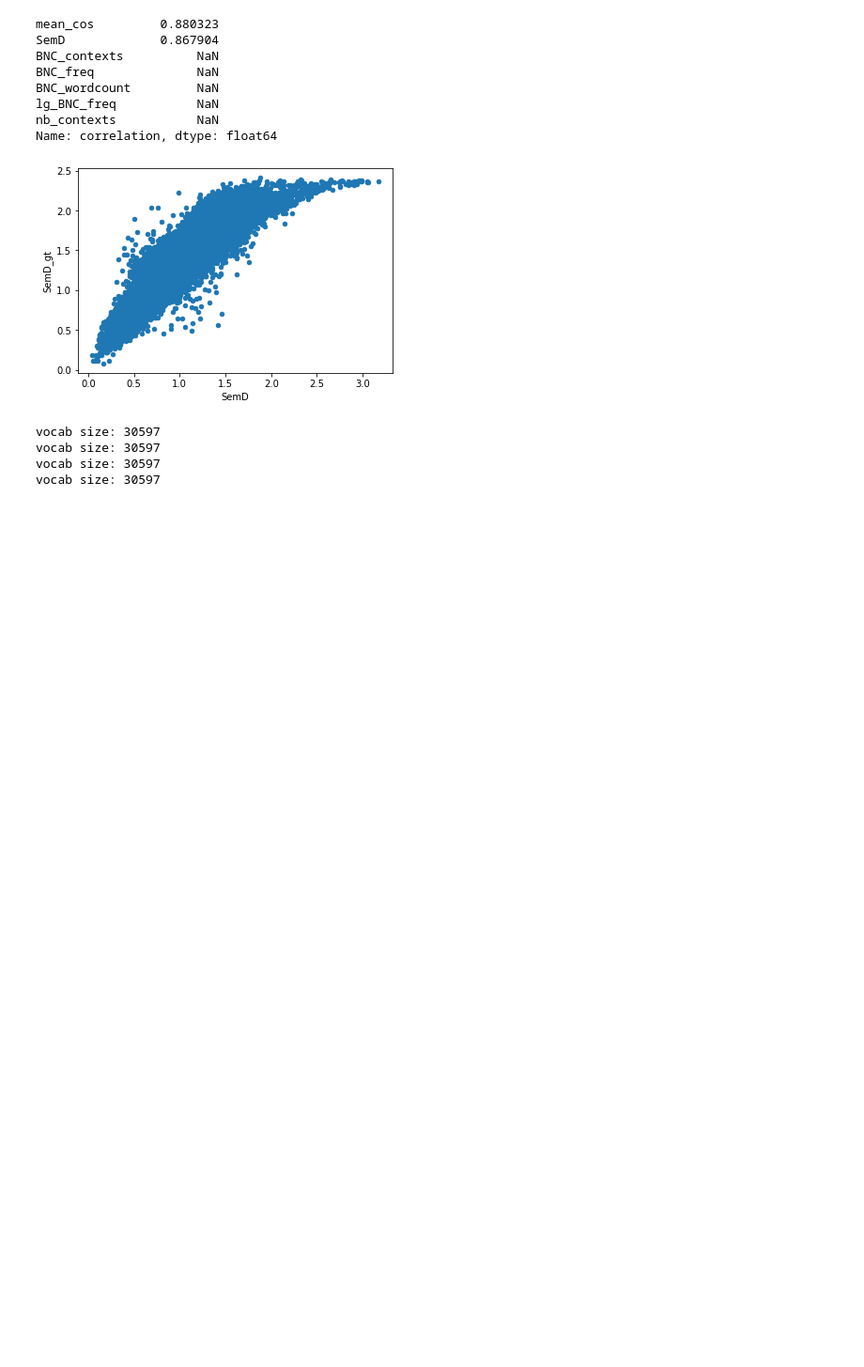
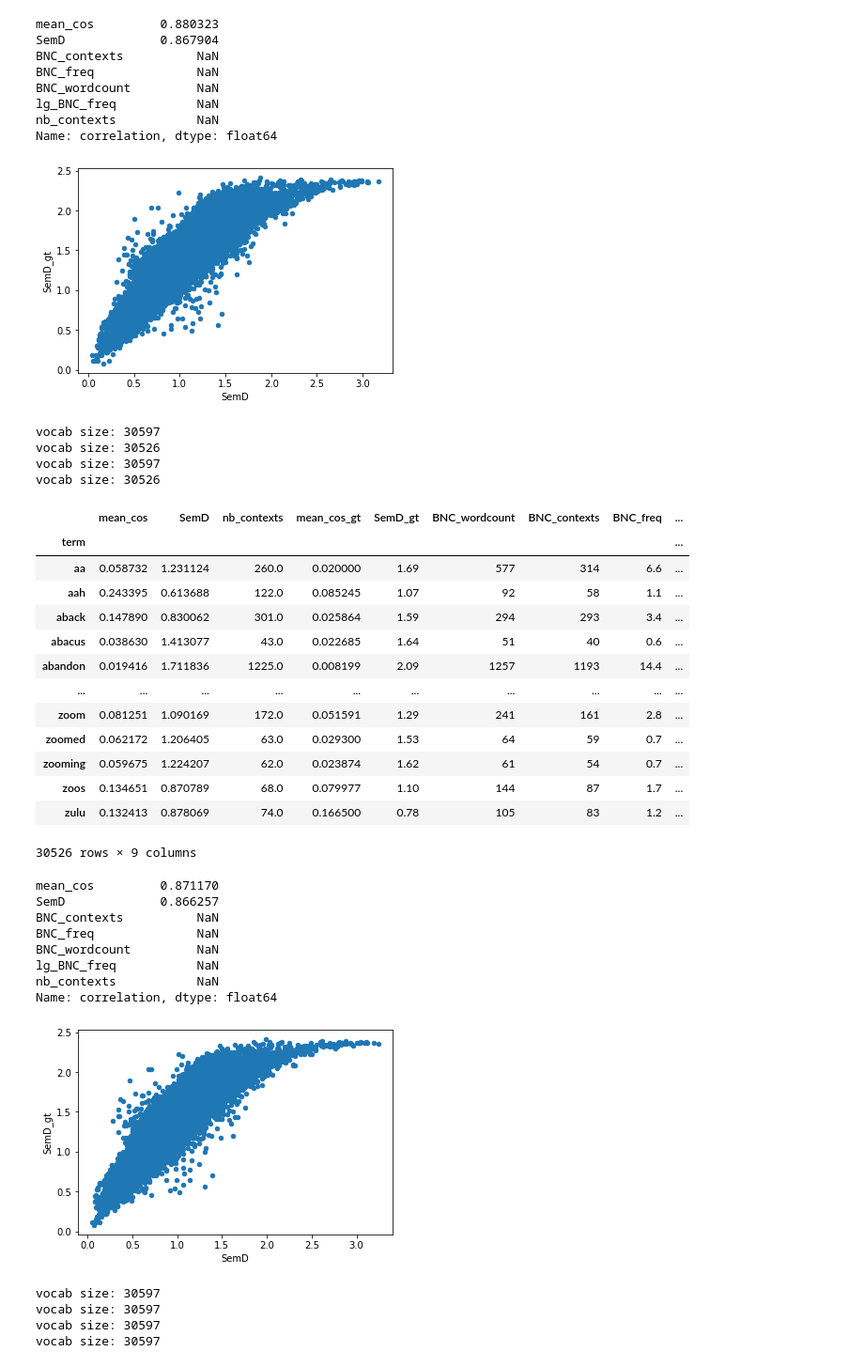
Before and after one commit to andifunke/semsim, a Jupyter notebook: notebooks/Compare_SemD_values.ipynb, the cells around one changed output. Shown: that part at 94% size. Drawn from its saved outputs; the diff is of its cells as text; code cells hidden in the pictures; blank space fills up the shorter version.

```diff
--- a/notebooks/Compare_SemD_values.ipynb
+++ b/notebooks/Compare_SemD_values.ipynb
@@ -731,6 +731,39 @@ lg_BNC_freq           NaN
 nb_contexts           NaN
 Name: correlation, dtype: float64
 [figure]
+# %%
+project = 'bnc_cs1000_minsz50_lc_filtered_logentropynorm_cent'
+gt = gt1
+scatterplot(f'../data/out/SemD/{project}', f'{project}.semd', gt, min_contexts=2, remove_outlier=False)
+semd_correlation(f'../data/out/SemD/{project}', f'{project}.semd', gt, min_contexts=2, remove_outlier=False)
+# %% [output]
+vocab size: 30597
+vocab size: 30526
+vocab size: 30597
+vocab size: 30526
+|  | mean_cos | SemD | nb_contexts | mean_cos_gt | SemD_gt | BNC_wordcount | BNC_contexts | BNC_freq | ... |
+| term |  |  |  |  |  |  |  |  | ... |
+| aa | 0.058732 | 1.231124 | 260.0 | 0.020000 | 1.69 | 577 | 314 | 6.6 | ... |
+| aah | 0.243395 | 0.613688 | 122.0 | 0.085245 | 1.07 | 92 | 58 | 1.1 | ... |
+| aback | 0.147890 | 0.830062 | 301.0 | 0.025864 | 1.59 | 294 | 293 | 3.4 | ... |
+| abacus | 0.038630 | 1.413077 | 43.0 | 0.022685 | 1.64 | 51 | 40 | 0.6 | ... |
+| abandon | 0.019416 | 1.711836 | 1225.0 | 0.008199 | 2.09 | 1257 | 1193 | 14.4 | ... |
+| ... | ... | ... | ... | ... | ... | ... | ... | ... | ... |
+| zoom | 0.081251 | 1.090169 | 172.0 | 0.051591 | 1.29 | 241 | 161 | 2.8 | ... |
+| zoomed | 0.062172 | 1.206405 | 63.0 | 0.029300 | 1.53 | 64 | 59 | 0.7 | ... |
+| zooming | 0.059675 | 1.224207 | 62.0 | 0.023874 | 1.62 | 61 | 54 | 0.7 | ... |
+| zoos | 0.134651 | 0.870789 | 68.0 | 0.079977 | 1.10 | 144 | 87 | 1.7 | ... |
+| zulu | 0.132413 | 0.878069 | 74.0 | 0.166500 | 0.78 | 105 | 83 | 1.2 | ... |
+30526 rows × 9 columns
+mean_cos         0.871170
+SemD             0.866257
+BNC_contexts          NaN
+BNC_freq              NaN
+BNC_wordcount         NaN
+lg_BNC_freq           NaN
+nb_contexts           NaN
+Name: correlation, dtype: float64
+[figure, added]
 # %%
 project = 'bnc_cs1000_minsz50_lc_logentropynorm_cent'
 gt = gt1
```
Also changed, not shown: 2 other files.
